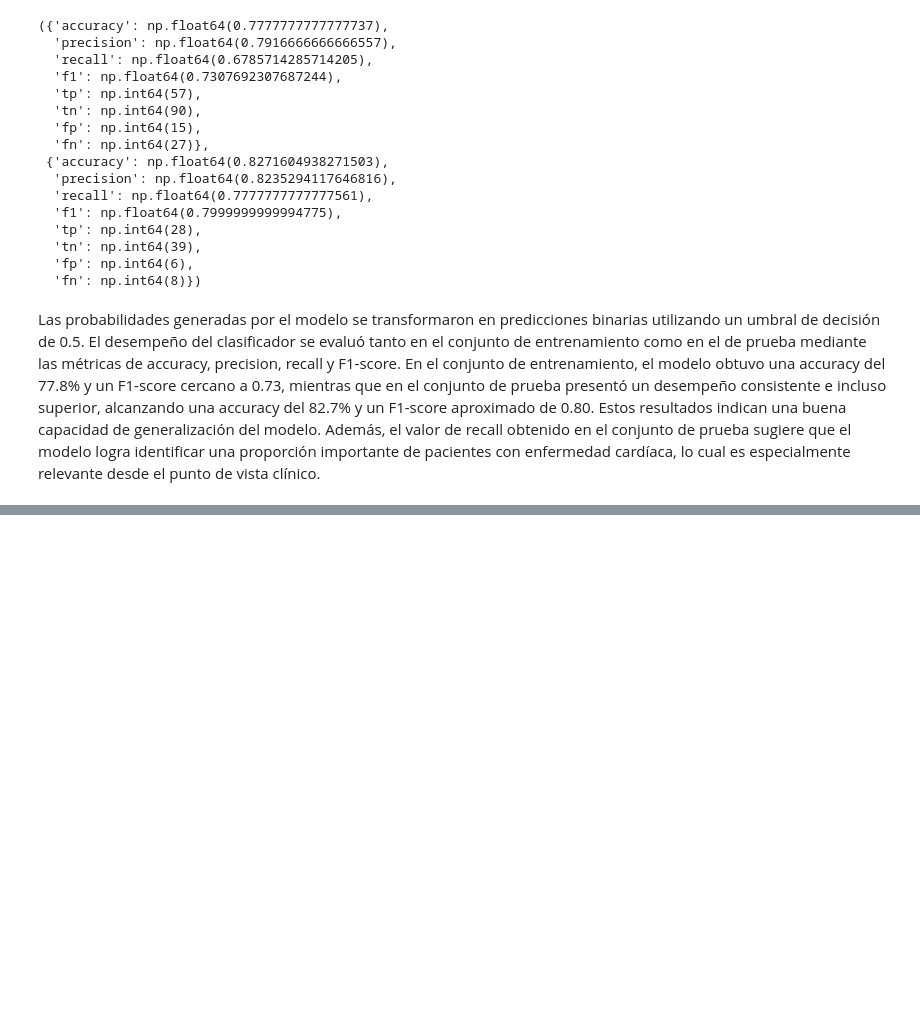
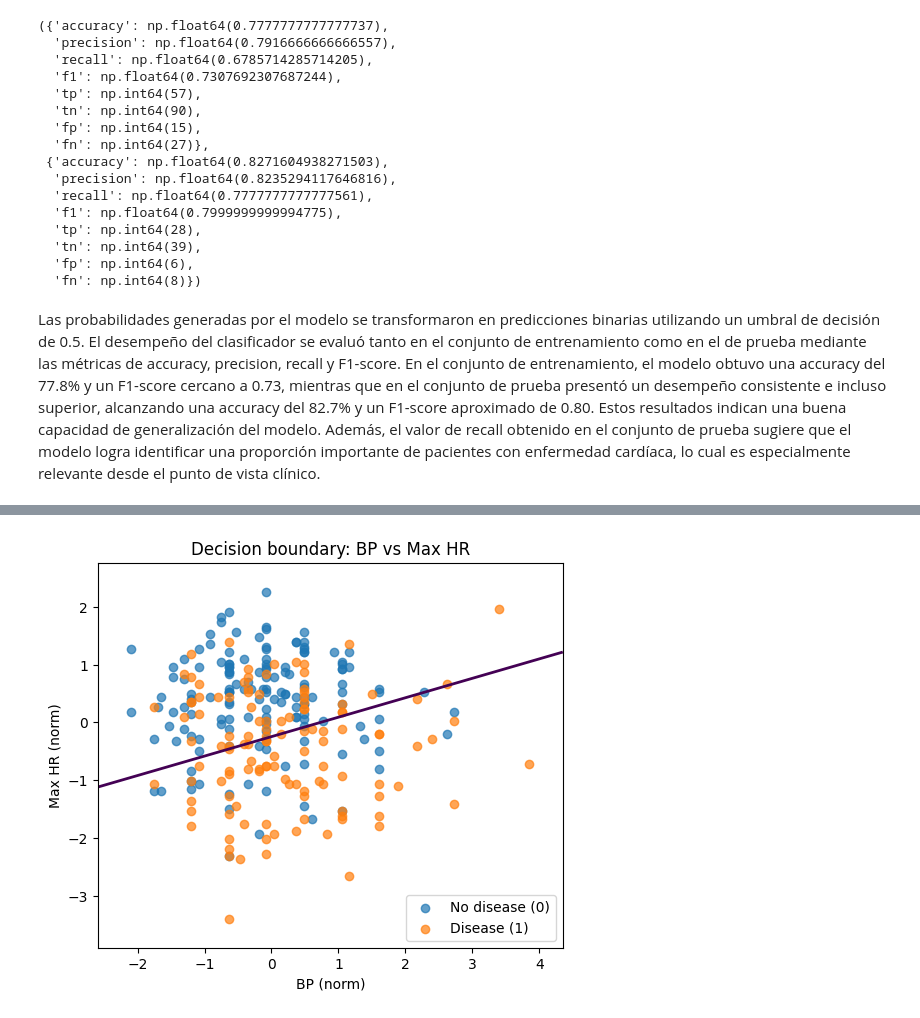
Before and after one commit to t0masespitia/Heart-Disease-Risk-Prediction-Logistic-Regression-Homework---Tomas-Espitia, a Jupyter notebook: heart_disease_lr_analysis.ipynb, the cells around one changed output, grey strips where cells are left out. Saved outputs shown, nothing was run; the diff lists cells and outputs as text; code cells hidden in the pictures; blank space fills up the shorter version.

```diff
--- a/heart_disease_lr_analysis.ipynb
+++ b/heart_disease_lr_analysis.ipynb
@@ -507,0 +588,4 @@ Las probabilidades generadas por el modelo se transformaron en predicciones bina
+# %%
+plot_decision_boundary_2d(df, "BP", "Max HR")
+# %% [output]
+[figure, added]
```
Also changed, not shown: parts of 30 cells of this notebook, 2 other files.
